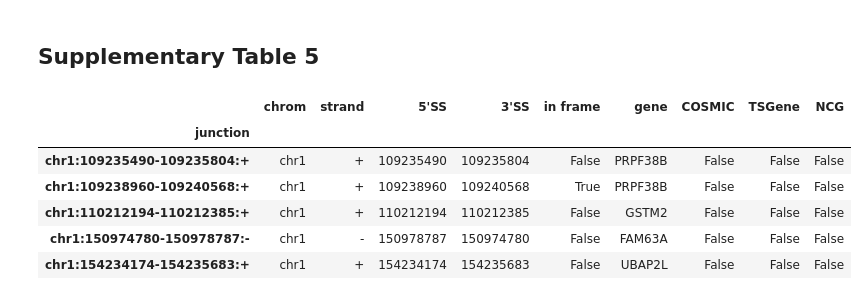
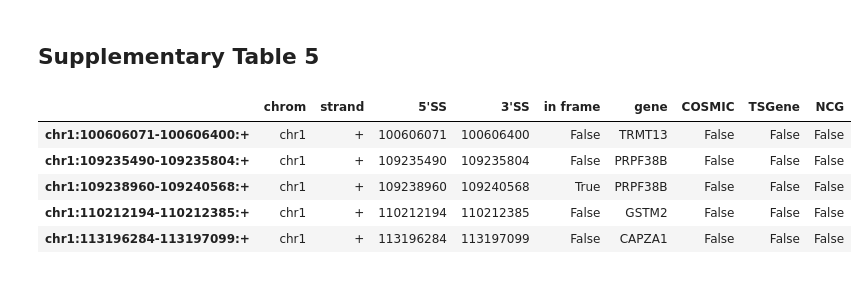
Before and after one commit to cdeboever3/deboever-sf3b1-2015, a Jupyter notebook: notebooks/supplementary_tables.ipynb, the cells around one changed output. Drawn from its saved outputs; the diff is of its cells as text; code cells hidden in the pictures.

```diff
--- a/notebooks/supplementary_tables.ipynb
+++ b/notebooks/supplementary_tables.ipynb
@@ -161,30 +171,26 @@ stable04.head()
 # %%
 df = pd.read_table(ds.brca_cll_um_dexseq_results,
                    index_col=0, header=0)
-tested = df.ix[df.testable]
-sig = tested[tested.padjust < ds.dexseq_p_cutoff]
-distal = sig[sig.downstream_acceptor_dist > 30]
-
-stable05 = sig[(sig.downstream_acceptor_dist > 30) &
-               (sig['log2fold(MUT/WT)'] > 0)]
-stable05['5\'SS'] = distal.donor.apply(lambda x: x.split(':')[1])
-stable05['3\'SS'] = distal.acceptor.apply(lambda x: x.split(':')[1])
-stable05['in_frame'] = distal.downstream_acceptor_dist % 3 == 0
+not_proximal_jxns = pd.read_table(ds.not_proximal_jxns,
+                                  squeeze=True, header=None)
+stable05 = df.ix[not_proximal_jxns]
+stable05['5\'SS'] = stable05.donor.apply(lambda x: x.split(':')[1])
+stable05['3\'SS'] = stable05.acceptor.apply(lambda x: x.split(':')[1])
+stable05['in_frame'] = stable05.downstream_acceptor_dist % 3 == 0
 stable05 = stable05.sort(['chrom', '5\'SS', '3\'SS'])
 stable05 = stable05[['chrom', 'strand', '5\'SS',
                      '3\'SS', 'in_frame', 'gene_name']]
 stable05.columns = ['chrom', 'strand', '5\'SS', '3\'SS', 'in frame', 'gene']
 stable05['COSMIC'] = stable05.gene.apply(lambda x: x in cancer_gene_census.index)
 stable05['TSGene'] = stable05.gene.apply(lambda x: x in ts_genes.index)
 stable05['NCG'] = stable05.gene.apply(lambda x: x in cancer_genes.index)
 stable05.to_csv(os.path.join(outdir, 'stable05.tsv'),
                 sep='\t', index=False)
 stable05.head()
 # %% [output]
 |  | chrom | strand | 5'SS | 3'SS | in frame | gene | COSMIC | TSGene | NCG |
-| junction |  |  |  |  |  |  |  |  |  |
+| chr1:100606071-100606400:+ | chr1 | + | 100606071 | 100606400 | False | TRMT13 | False | False | False |
 | chr1:109235490-109235804:+ | chr1 | + | 109235490 | 109235804 | False | PRPF38B | False | False | False |
 | chr1:109238960-109240568:+ | chr1 | + | 109238960 | 109240568 | True | PRPF38B | False | False | False |
 | chr1:110212194-110212385:+ | chr1 | + | 110212194 | 110212385 | False | GSTM2 | False | False | False |
-| chr1:150974780-150978787:- | chr1 | - | 150978787 | 150974780 | False | FAM63A | False | False | False |
-| chr1:154234174-154235683:+ | chr1 | + | 154234174 | 154235683 | False | UBAP2L | False | False | False |
+| chr1:113196284-113197099:+ | chr1 | + | 113196284 | 113197099 | False | CAPZA1 | False | False | False |
```
Also changed, not shown: parts of 7 cells of this notebook, 4 other files.
